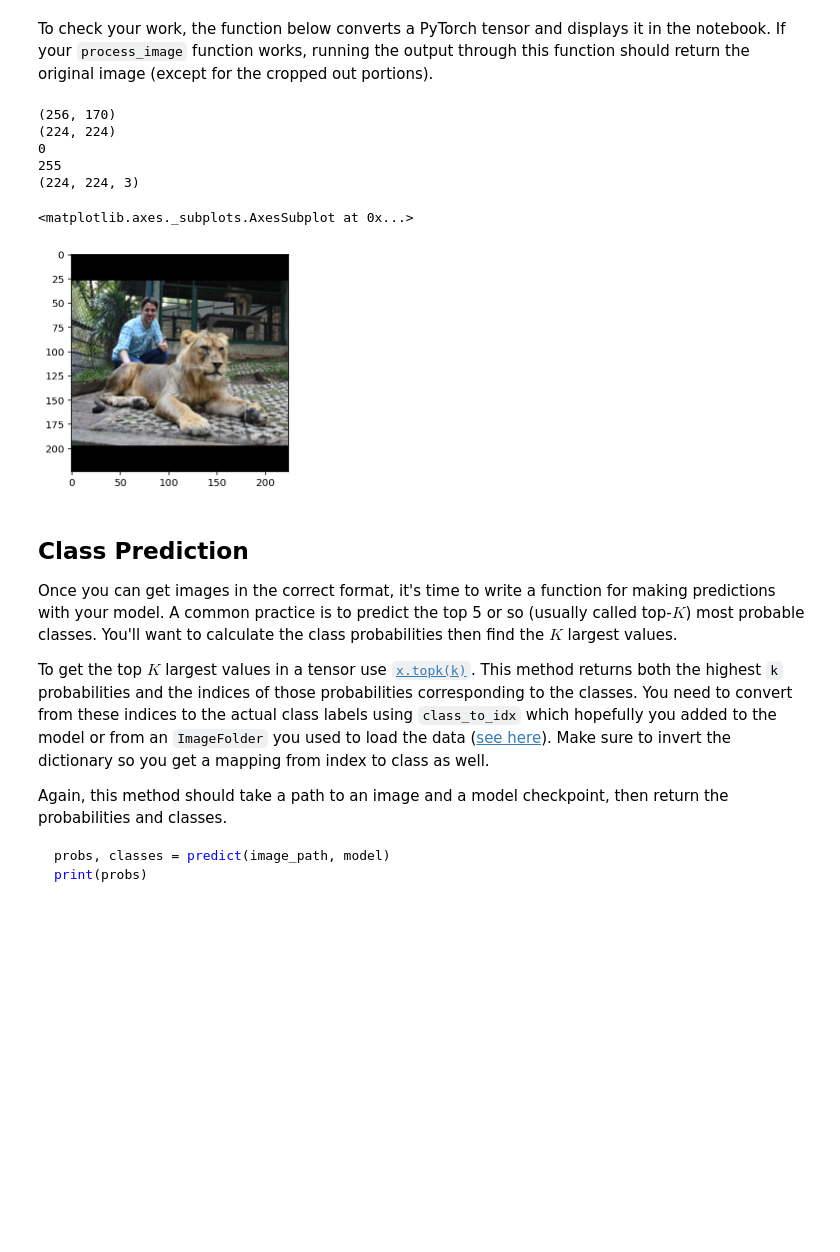
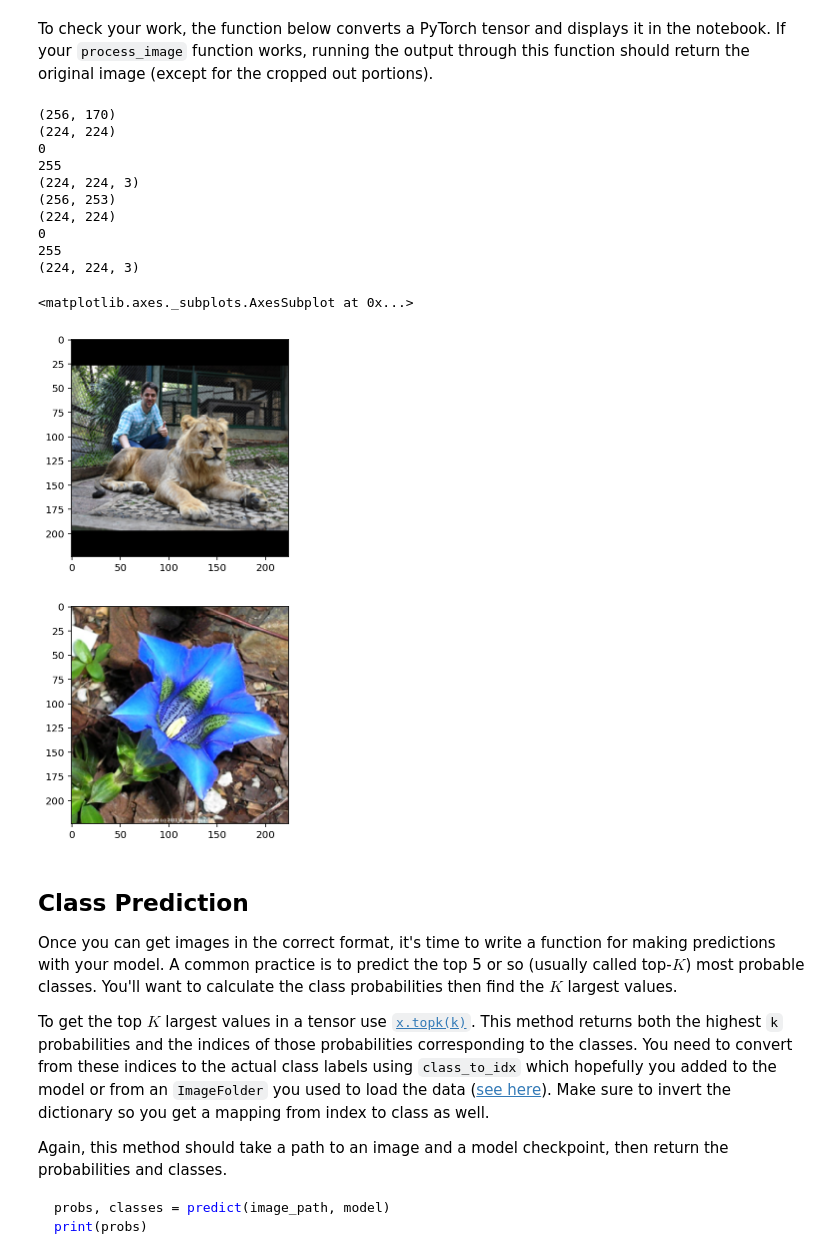
Before and after one commit to TamerKaratekin/aipnd-flower-classifier, a Jupyter notebook: Image Classifier Project.ipynb, the cells around one changed output. Cells and saved outputs as stored; diff of their text form; code cells hidden in the pictures; blank space fills up the shorter version.

```diff
--- a/Image Classifier Project.ipynb
+++ b/Image Classifier Project.ipynb
@@ -458,33 +458,40 @@ To check your work, the function below converts a PyTorch tensor and displays it
 def imshow(np_image, ax=None, title=None):
     if ax is None:
         fig, ax = plt.subplots()
 
     # PyTorch tensors assume the color channel is the first dimension
     # but matplotlib assumes is the third dimension
     image = np_image.transpose((1, 2, 0))
     # print(image.shape)
 
     # Undo preprocessing
     mean = np.array([0.485, 0.456, 0.406])
     std = np.array([0.229, 0.224, 0.225])
     image = std * image + mean
 
     # Image needs to be clipped between 0 and 1 or it looks like noise when displayed
     image = np.clip(image, 0, 1)
 
     ax.imshow(image)
 
     return ax
 
 imshow(process_image('lion.JPG'))
+imshow(process_image('stemless_gentian.jpg'))
 # %% [output]
 (256, 170)
 (224, 224)
 0
 255
 (224, 224, 3)
+(256, 253)
+(224, 224)
+0
+255
+(224, 224, 3)
 <matplotlib.axes._subplots.AxesSubplot at 0x...>
 [figure]
+[figure, added]
 # %% [markdown]
 ## Class Prediction
 
```
Also changed, not shown: parts of 1 cell of this notebook, 1 other file.
